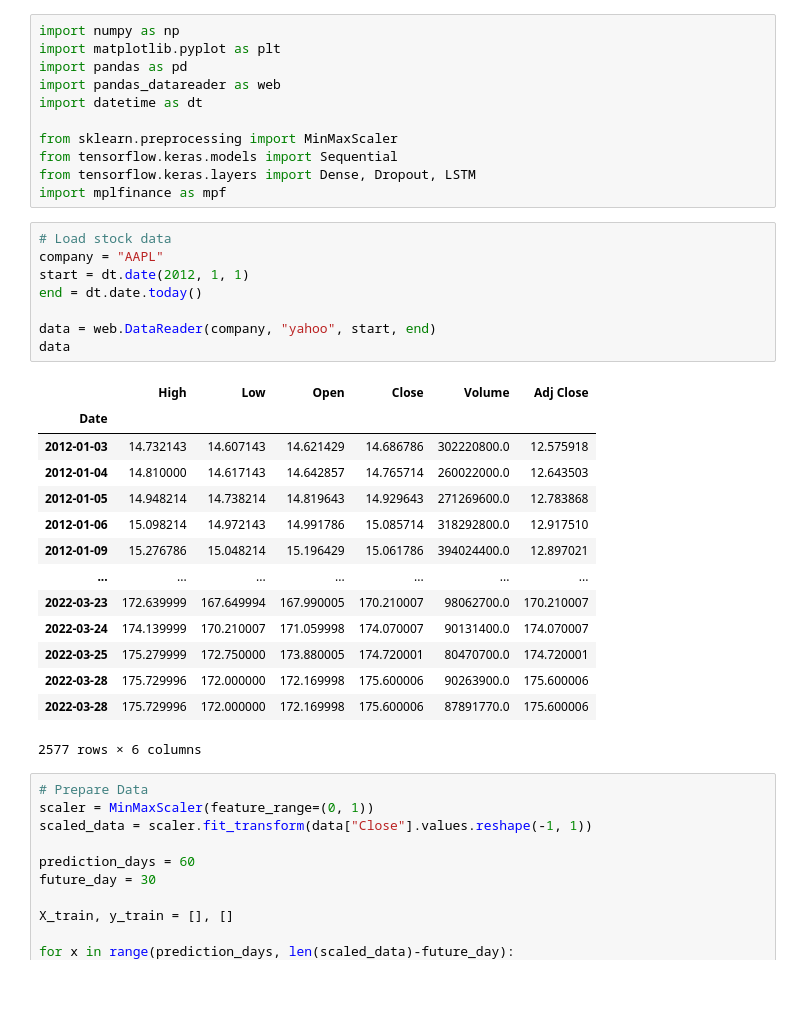
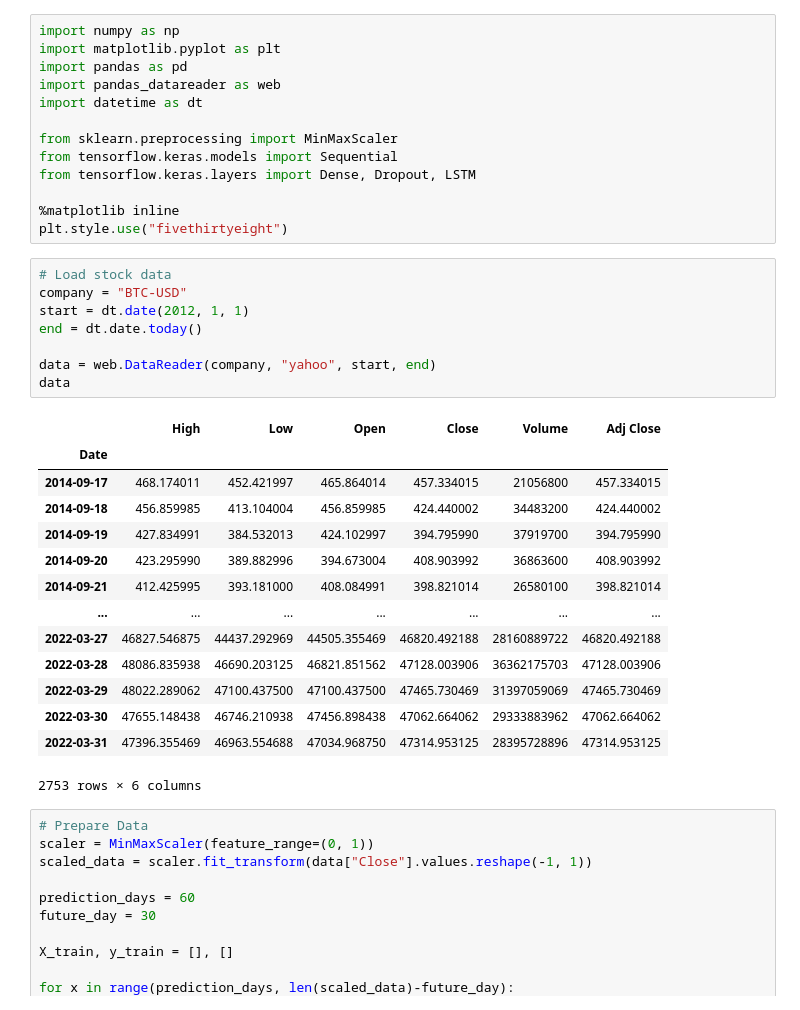
Before and after one commit to BitcoinInvestAnalysis/Capstone, a Jupyter notebook: lstm_price_prediction.ipynb, the cells around one changed output. Cells and saved outputs as stored; diff of their text form.

```diff
--- a/lstm_price_prediction.ipynb
+++ b/lstm_price_prediction.ipynb
@@ -8,30 +8,32 @@ import datetime as dt
 from sklearn.preprocessing import MinMaxScaler
 from tensorflow.keras.models import Sequential
 from tensorflow.keras.layers import Dense, Dropout, LSTM
-import mplfinance as mpf
+
+%matplotlib inline
+plt.style.use("fivethirtyeight")
 # %%
 # Load stock data
-company = "AAPL"
+company = "BTC-USD"
 start = dt.date(2012, 1, 1)
 end = dt.date.today()
 
 data = web.DataReader(company, "yahoo", start, end)
 data
 # %% [output]
 |  | High | Low | Open | Close | Volume | Adj Close |
 | Date |  |  |  |  |  |  |
-| 2012-01-03 | 14.732143 | 14.607143 | 14.621429 | 14.686786 | 302220800.0 | 12.575918 |
-| 2012-01-04 | 14.810000 | 14.617143 | 14.642857 | 14.765714 | 260022000.0 | 12.643503 |
-| 2012-01-05 | 14.948214 | 14.738214 | 14.819643 | 14.929643 | 271269600.0 | 12.783868 |
-| 2012-01-06 | 15.098214 | 14.972143 | 14.991786 | 15.085714 | 318292800.0 | 12.917510 |
-| 2012-01-09 | 15.276786 | 15.048214 | 15.196429 | 15.061786 | 394024400.0 | 12.897021 |
+| 2014-09-17 | 468.174011 | 452.421997 | 465.864014 | 457.334015 | 21056800 | 457.334015 |
+| 2014-09-18 | 456.859985 | 413.104004 | 456.859985 | 424.440002 | 34483200 | 424.440002 |
+| 2014-09-19 | 427.834991 | 384.532013 | 424.102997 | 394.795990 | 37919700 | 394.795990 |
+| 2014-09-20 | 423.295990 | 389.882996 | 394.673004 | 408.903992 | 36863600 | 408.903992 |
+| 2014-09-21 | 412.425995 | 393.181000 | 408.084991 | 398.821014 | 26580100 | 398.821014 |
 | ... | ... | ... | ... | ... | ... | ... |
-| 2022-03-23 | 172.639999 | 167.649994 | 167.990005 | 170.210007 | 98062700.0 | 170.210007 |
-| 2022-03-24 | 174.139999 | 170.210007 | 171.059998 | 174.070007 | 90131400.0 | 174.070007 |
-| 2022-03-25 | 175.279999 | 172.750000 | 173.880005 | 174.720001 | 80470700.0 | 174.720001 |
-| 2022-03-28 | 175.729996 | 172.000000 | 172.169998 | 175.600006 | 90263900.0 | 175.600006 |
-| 2022-03-28 | 175.729996 | 172.000000 | 172.169998 | 175.600006 | 87891770.0 | 175.600006 |
+| 2022-03-27 | 46827.546875 | 44437.292969 | 44505.355469 | 46820.492188 | 28160889722 | 46820.492188 |
+| 2022-03-28 | 48086.835938 | 46690.203125 | 46821.851562 | 47128.003906 | 36362175703 | 47128.003906 |
+| 2022-03-29 | 48022.289062 | 47100.437500 | 47100.437500 | 47465.730469 | 31397059069 | 47465.730469 |
+| 2022-03-30 | 47655.148438 | 46746.210938 | 47456.898438 | 47062.664062 | 29333883962 | 47062.664062 |
+| 2022-03-31 | 47396.355469 | 46963.554688 | 47034.968750 | 47314.953125 | 28395728896 | 47314.953125 |
-2577 rows × 6 columns
+2753 rows × 6 columns
 # %%
 # Prepare Data
 scaler = MinMaxScaler(feature_range=(0, 1))
```
Also changed, not shown: parts of 4 cells of this notebook, 5 other files.
